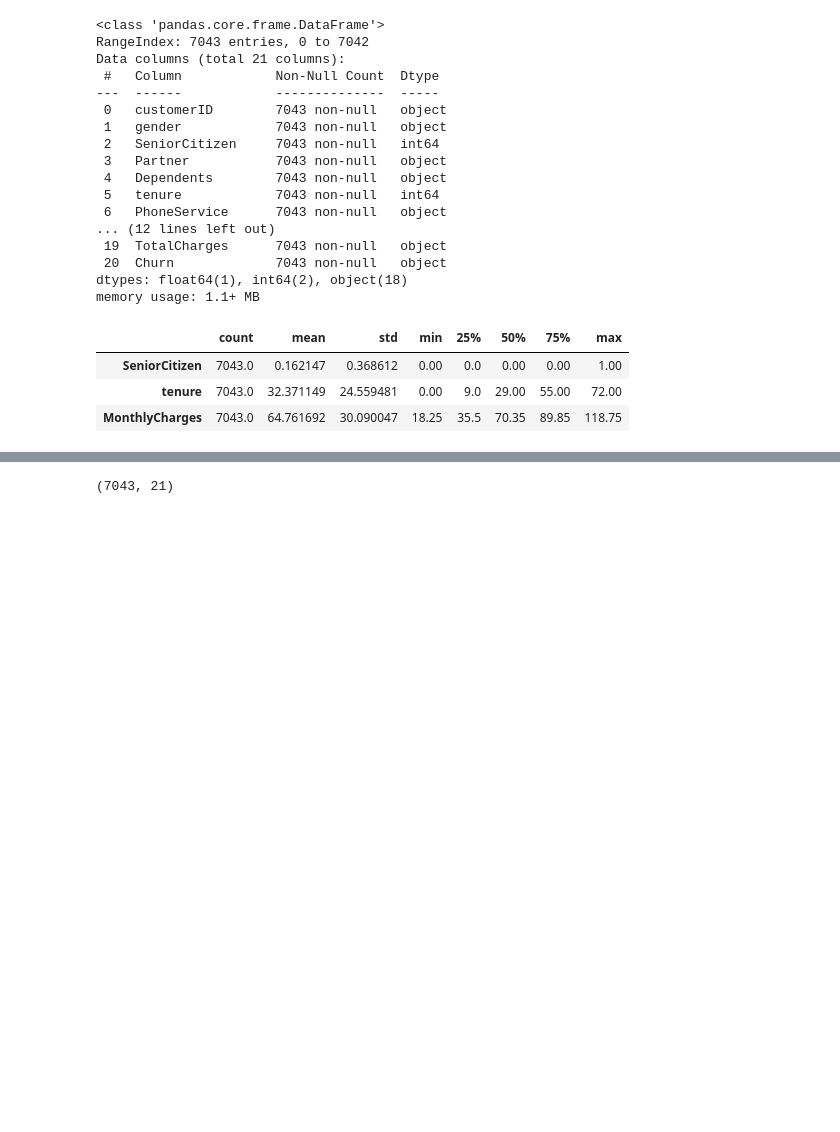
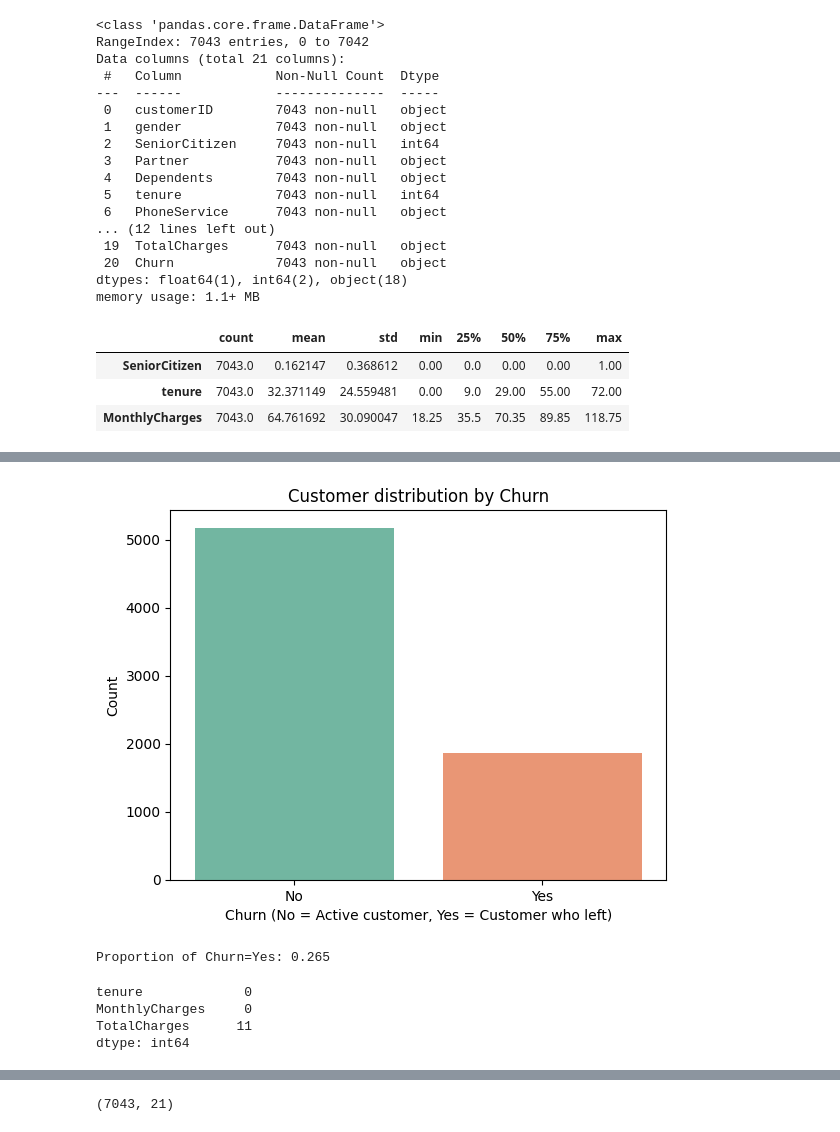
Before and after one commit to carloscastro4172/Machine-Learning, a Jupyter notebook: Mid_Machine/pipeline/pipeline_telco_churn.ipynb, the cells around one changed output, grey strips where cells are left out. Drawn from its saved outputs; the diff is of its cells as text; code cells hidden in the pictures; blank space fills up the shorter version.

Commit message:
feat: add complete Telco Churn baseline: EDA, preprocessing pipeline (Pipeline/ColumnTransformer), Logistic Regression, threshold tuning (F1), and summary table for ensemble comparison

```diff
--- a/Mid_Machine/pipeline/pipeline_telco_churn.ipynb
+++ b/Mid_Machine/pipeline/pipeline_telco_churn.ipynb
@@ -36,5 +84,5 @@ import matplotlib.pyplot as plt
 # %%
-DATA_PATH = r"D:/Archivos de Usuario/Documents/Machine_Learning/Datasets/WA_Fn-UseC_-Telco-Customer-Churn.csv" # Ajustar al path que tengan para que funcione
+DATA_PATH = r"D:\Archivos de Usuario/Documents/Machine_Learning/Machine-Learning/Mid_Machine/WA_Fn-UseC_-Telco-Customer-Churn.csv" # Ajustar al path que tengan para que funcione
 
 telco_df = pd.read_csv(DATA_PATH)
 telco_df.head(10)
@@ -80,0 +132,25 @@ telco_df.describe().T
+# %%
+# Global class distribution
+sns.countplot(x="Churn", data=telco_df, hue="Churn", palette="Set2", legend=False)
+plt.title("Customer distribution by Churn")
+plt.xlabel("Churn (No = Active customer, Yes = Customer who left)")
+plt.ylabel("Count")
+plt.show()
+# %% [output]
+[figure, added]
+# %%
+# Class proportion (Yes)
+p_yes = (telco_df["Churn"].astype(str).str.strip() == "Yes").mean()
+print(f"Proportion of Churn=Yes: {p_yes:.3f}")
+# %% [output]
+Proportion of Churn=Yes: 0.265
+# %%
+# Missing values in numeric columns after converting TotalCharges
+_chk = telco_df.copy()
+_chk["TotalCharges"] = pd.to_numeric(_chk["TotalCharges"], errors="coerce")
+print(_chk[["tenure","MonthlyCharges","TotalCharges"]].isna().sum())
+# %% [output]
+tenure             0
+MonthlyCharges     0
+TotalCharges      11
+dtype: int64
```
Also changed, not shown: parts of 39 cells of this notebook.
